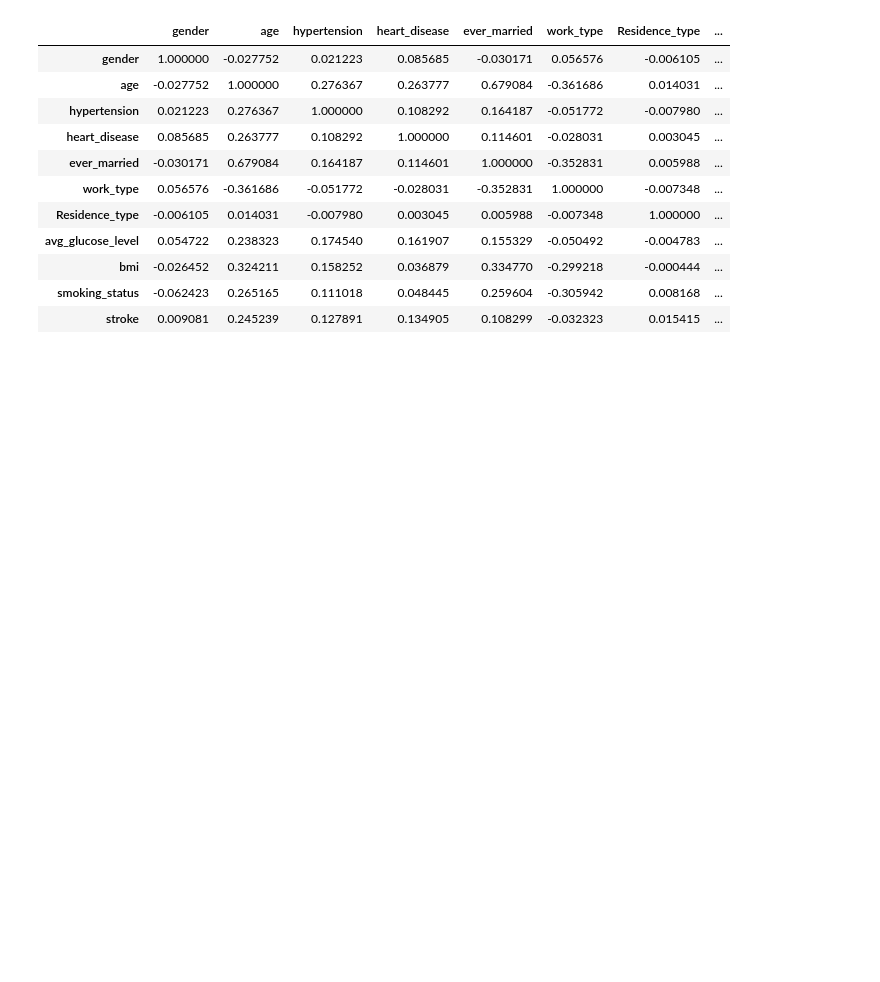
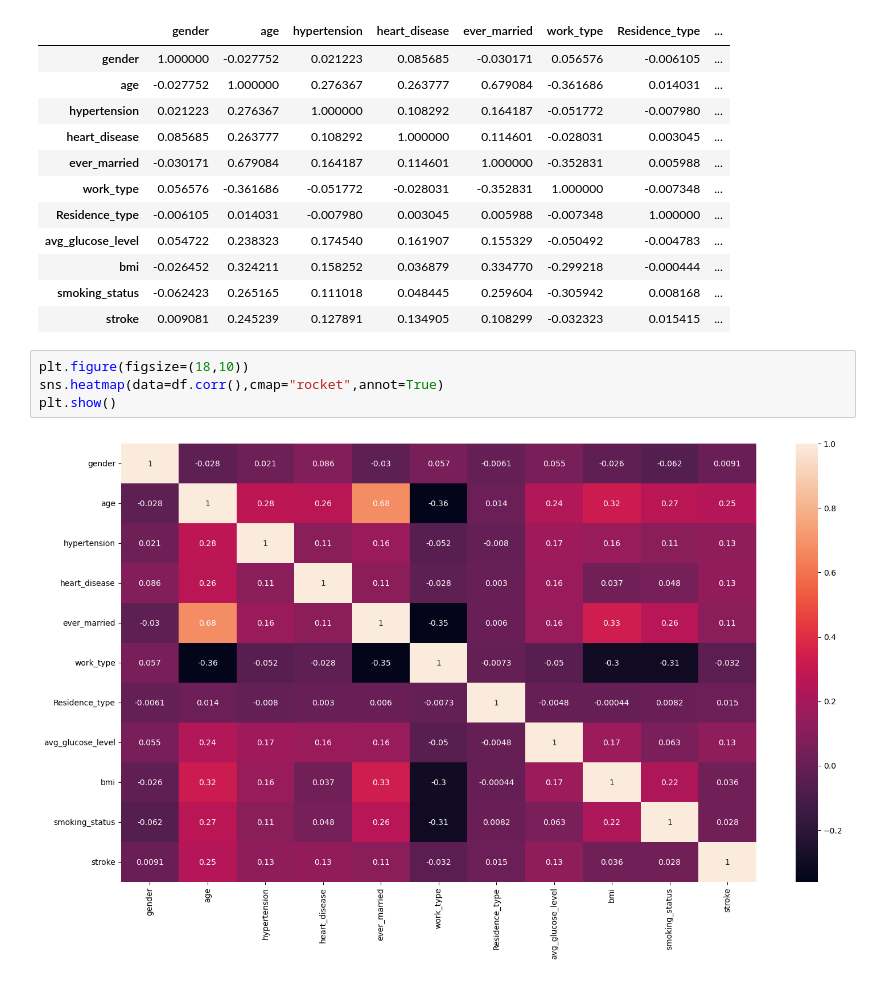
Before and after one commit to gdem25/stroke-prediction, a Jupyter notebook: stroke.ipynb, the cells around one changed output. Drawn from its saved outputs; the diff is of its cells as text; blank space fills up the shorter version.

Commit message:
Add heatmap

```diff
--- a/stroke.ipynb
+++ b/stroke.ipynb
@@ -253,3 +253,9 @@ df.corr()
 | bmi | -0.026452 | 0.324211 | 0.158252 | 0.036879 | 0.334770 | -0.299218 | -0.000444 | ... |
 | smoking_status | -0.062423 | 0.265165 | 0.111018 | 0.048445 | 0.259604 | -0.305942 | 0.008168 | ... |
 | stroke | 0.009081 | 0.245239 | 0.127891 | 0.134905 | 0.108299 | -0.032323 | 0.015415 | ... |
+# %%
+plt.figure(figsize=(18,10))
+sns.heatmap(data=df.corr(),cmap="rocket",annot=True)
+plt.show()
+# %% [output]
+[figure, added]
```
Also changed, not shown: parts of 1 cell of this notebook.
